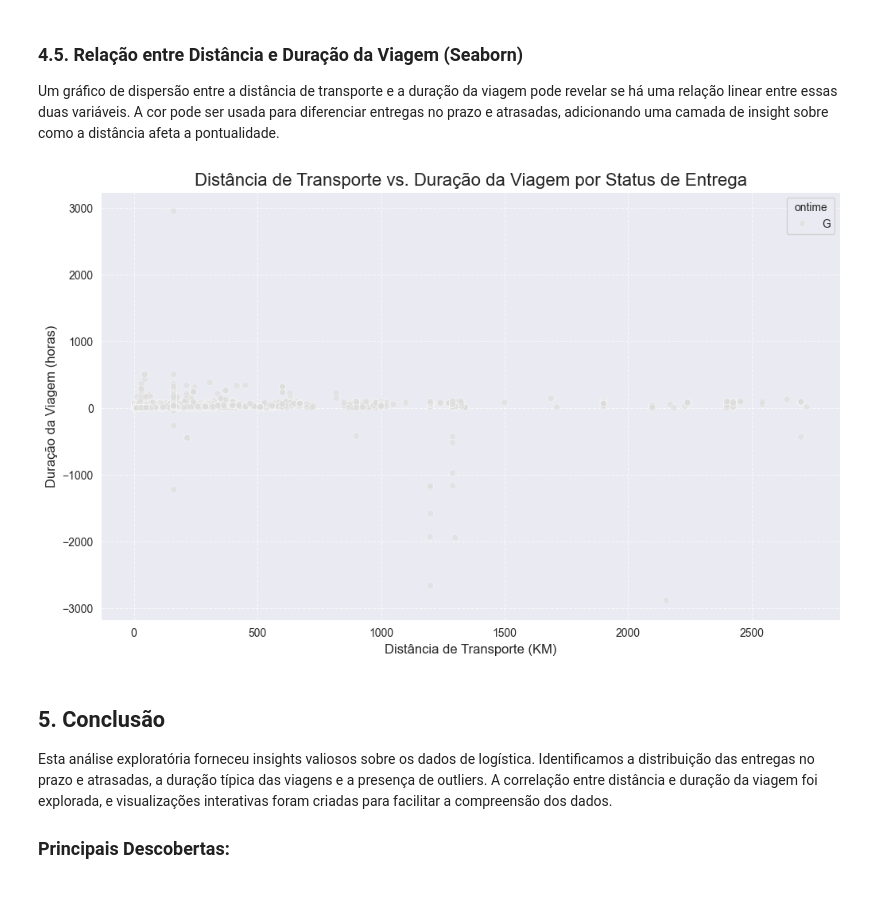
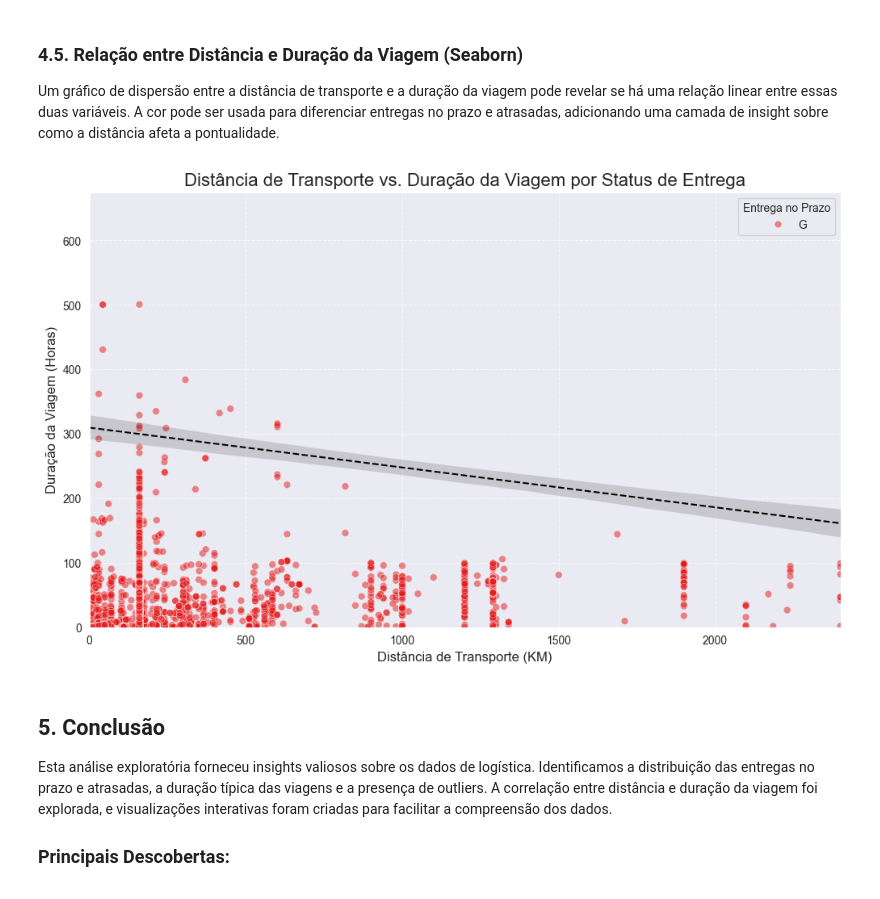
Before and after one commit to Ei-Truck/Exploratory-Analysis_Preditive-Model, a Jupyter notebook: analise_dados.ipynb, the cells around one changed output. Drawn from its saved outputs; the diff is of its cells as text; code cells hidden in the pictures.

```diff
--- a/analise_dados.ipynb
+++ b/analise_dados.ipynb
@@ -378,14 +422,42 @@ fig.show()
 Um gráfico de dispersão entre a distância de transporte e a duração da viagem pode revelar se há uma relação linear entre essas duas variáveis. A cor pode ser usada para diferenciar entregas no prazo e atrasadas, adicionando uma camada de insight sobre como a distância afeta a pontualidade.
 # %%
 plt.figure(figsize=(12, 7))
-sns.scatterplot(x='TRANSPORTATION_DISTANCE_IN_KM', y='trip_duration_hours', hue='ontime', data=df, alpha=0.6, palette='coolwarm')
+
+sns.scatterplot(
+    x='TRANSPORTATION_DISTANCE_IN_KM',
+    y='trip_duration_hours',
+    hue='ontime',
+    data=df,
+    alpha=0.5,
+    s=40,
+    palette='Set1'
+)
+
+sns.regplot(
+    x='TRANSPORTATION_DISTANCE_IN_KM',
+    y='trip_duration_hours',
+    data=df,
+    scatter=False,
+    color='black',
+    line_kws={"linewidth": 1.5, "linestyle": "--"}
+)
+
+# Títulos e labels
 plt.title('Distância de Transporte vs. Duração da Viagem por Status de Entrega', fontsize=16)
-plt.xlabel('Distância de Transporte (KM)' , fontsize=12)
-plt.ylabel('Duração da Viagem (horas)' , fontsize=12)
+plt.xlabel('Distância de Transporte (KM)', fontsize=12)
+plt.ylabel('Duração da Viagem (Horas)', fontsize=12)
 plt.grid(linestyle='--', alpha=0.7)
+
+# Limitar eixos para evitar distorção
+x_lim = df['TRANSPORTATION_DISTANCE_IN_KM'].quantile(0.95)
+y_lim = df['trip_duration_hours'].quantile(0.90)
+plt.xlim(0, x_lim)
+plt.ylim(0, y_lim)
+
+plt.legend(title="Entrega no Prazo")
 plt.show()
 # %% [output]
-[figure, old version]
+[figure, new version]
 # %% [markdown]
 ## 5. Conclusão
 Esta análise exploratória forneceu insights valiosos sobre os dados de logística. Identificamos a distribuição das entregas no prazo e atrasadas, a duração típica das viagens e a presença de outliers. A correlação entre distância e duração da viagem foi explorada, e visualizações interativas foram criadas para facilitar a compreensão dos dados.
```
Also changed, not shown: parts of 8 cells of this notebook.
